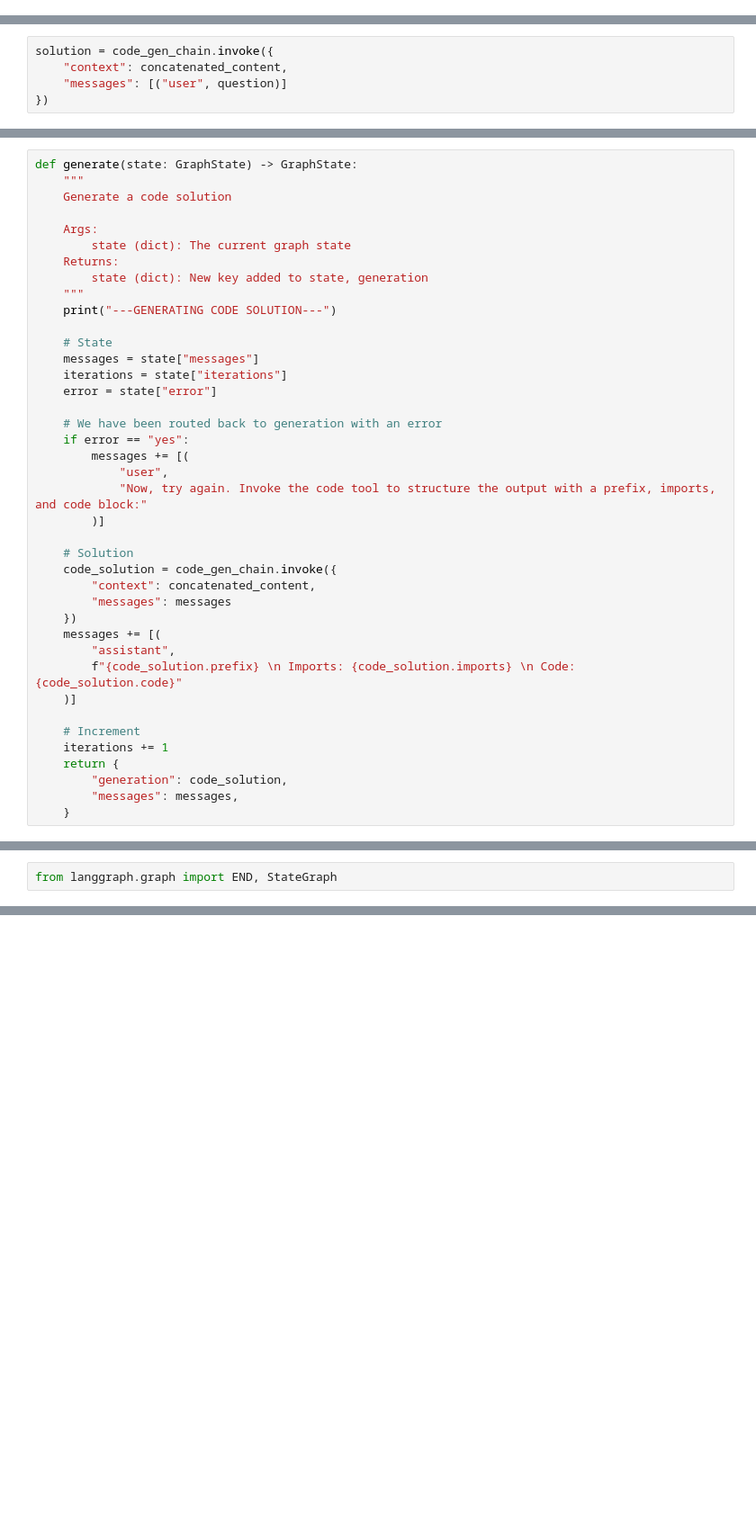
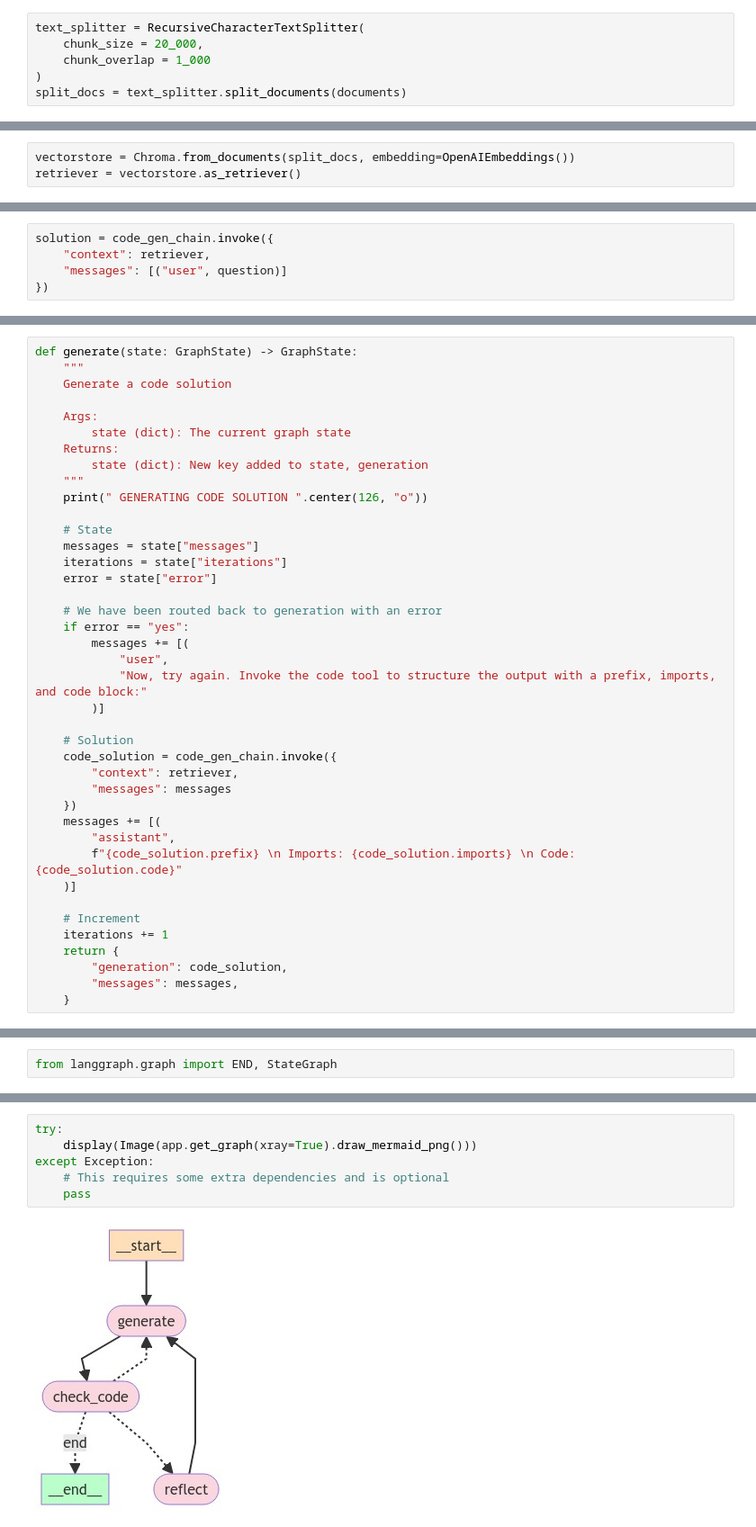
Before and after one commit to GMartin-Data/LangChainDoc, a Jupyter notebook: LangGraph_tutorials/code_generation_with_rag.ipynb, the cells around one changed output, grey strips where cells are left out. Shown at 90% size. Drawn from its saved outputs; the diff is of its cells as text; blank space fills up the shorter version.

```diff
--- a/LangGraph_tutorials/code_generation_with_rag.ipynb
+++ b/LangGraph_tutorials/code_generation_with_rag.ipynb
@@ -144,0 +156,6 @@ len(concatenated_content)
+# %%
+text_splitter = RecursiveCharacterTextSplitter(
+    chunk_size = 20_000,
+    chunk_overlap = 1_000
+)
+split_docs = text_splitter.split_documents(documents)
@@ -145,3 +191,6 @@ len(concatenated_content)
+# %%
+vectorstore = Chroma.from_documents(split_docs, embedding=OpenAIEmbeddings())
+retriever = vectorstore.as_retriever()
 # %% [markdown]
 # LLMs
 # %%
@@ -179,6 +233,6 @@ code_gen_chain = code_gen_prompt | llm.with_structured_output(code)
 question = "How do I build a RAG chain in LCEL?"
 # %%
 solution = code_gen_chain.invoke({
-    "context": concatenated_content,
+    "context": retriever,
     "messages": [("user", question)]
 })
@@ -232,7 +294,7 @@ def generate(state: GraphState) -> GraphState:
     Returns:
         state (dict): New key added to state, generation
     """
-    print("---GENERATING CODE SOLUTION---")
+    print(" GENERATING CODE SOLUTION ".center(126, "o"))
 
     # State
     messages = state["messages"]
@@ -248,7 +310,7 @@ def generate(state: GraphState) -> GraphState:
 
     # Solution
     code_solution = code_gen_chain.invoke({
-        "context": concatenated_content,
+        "context": retriever,
         "messages": messages
     })
     messages += [(
@@ -409,0 +476,8 @@ app = workflow.compile()
+# %%
+try:
+    display(Image(app.get_graph(xray=True).draw_mermaid_png()))
+except Exception:
+    # This requires some extra dependencies and is optional
+    pass
+# %% [output]
+[figure, added]
```
Also changed, not shown: parts of 27 cells of this notebook.
